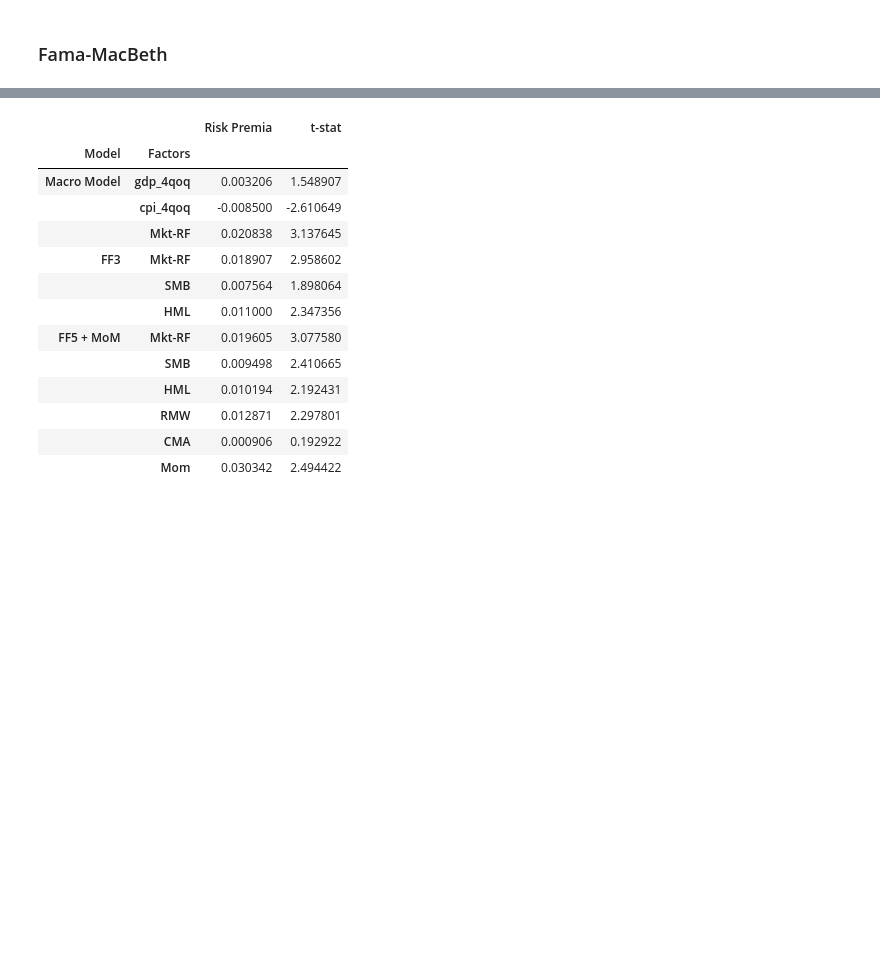
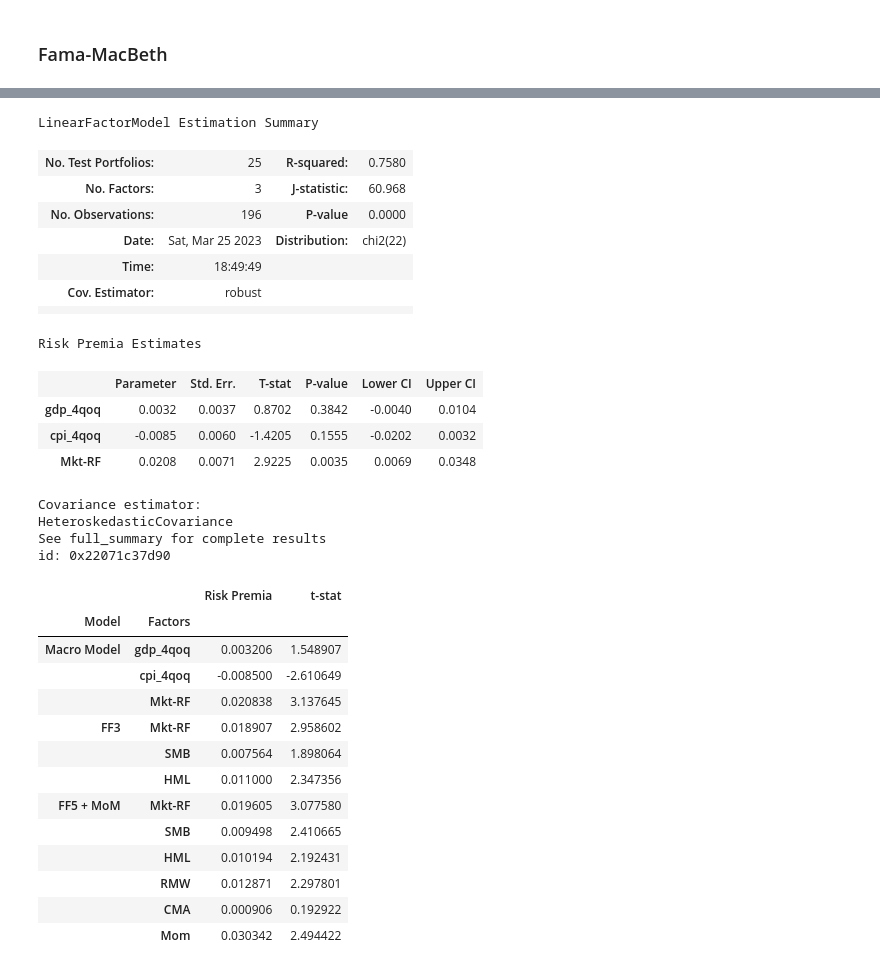
Before and after one commit to santoromano/Macro-Cross-Sectional-Analysis, a Jupyter notebook: empirics.ipynb, the cells around one changed output, grey strips where cells are left out. Drawn from its saved outputs; the diff is of its cells as text; code cells hidden in the pictures; blank space fills up the shorter version.

```diff
--- a/empirics.ipynb
+++ b/empirics.ipynb
@@ -514,3 +560,23 @@ def multiple_models(start='1973', end='2022'):
+# %%
+LinearFactorModel(size_book_assets_q, factors_q[['gdp_4qoq','cpi_4qoq','Mkt-RF']]).fit()
+# %% [output]
+LinearFactorModel Estimation Summary
+| No. Test Portfolios: | 25 | R-squared: | 0.7580 |
+| No. Factors: | 3 | J-statistic: | 60.968 |
+| No. Observations: | 196 | P-value | 0.0000 |
+| Date: | Sat, Mar 25 2023 | Distribution: | chi2(22) |
+| Time: | 18:49:49 |  |  |
+| Cov. Estimator: | robust |  |  |
+|  |  |  |  |
+Risk Premia Estimates
+|  | Parameter | Std. Err. | T-stat | P-value | Lower CI | Upper CI |
+| gdp_4qoq | 0.0032 | 0.0037 | 0.8702 | 0.3842 | -0.0040 | 0.0104 |
+| cpi_4qoq | -0.0085 | 0.0060 | -1.4205 | 0.1555 | -0.0202 | 0.0032 |
+| Mkt-RF | 0.0208 | 0.0071 | 2.9225 | 0.0035 | 0.0069 | 0.0348 |
+Covariance estimator:
+HeteroskedasticCovariance
+See full_summary for complete results
+id: 0x22071c37d90
 # %%
 # Full-Sample (1973Q3 - 2022Q2)
 full_sample0 = multiple_models()[0]
```
Also changed, not shown: parts of 12 cells of this notebook.
